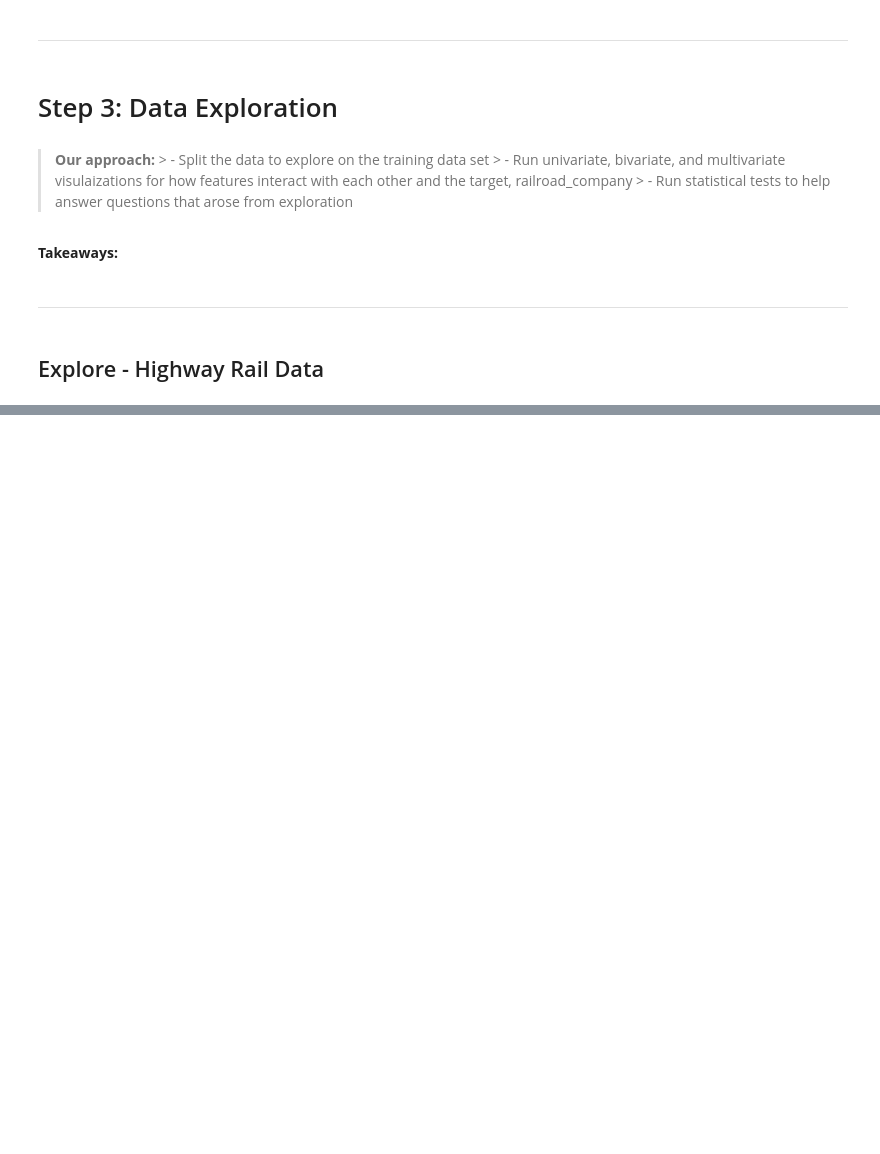
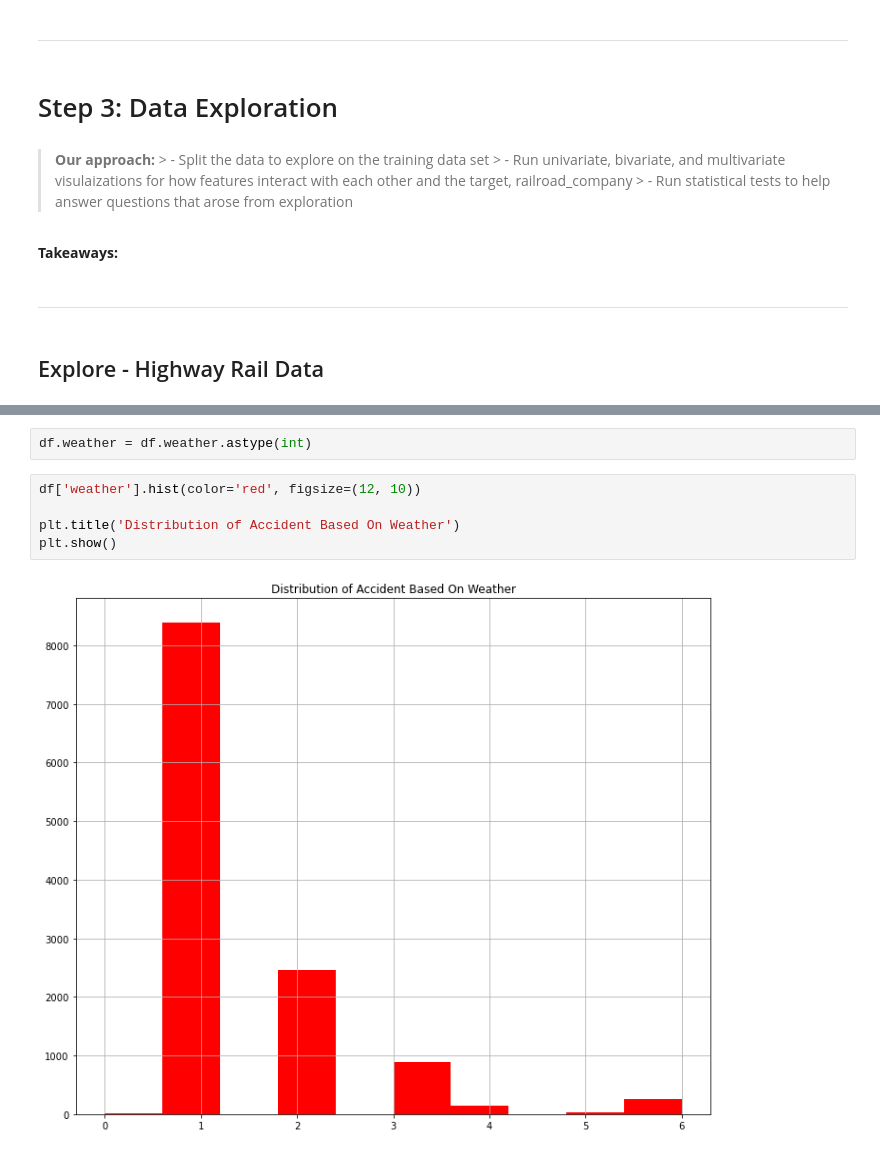
Before and after one commit to OTR-Capstone/Off_The_Rails, a Jupyter notebook: final_report_and_findings.ipynb, the cells around one changed output, grey strips where cells are left out. Drawn from its saved outputs; the diff is of its cells as text; blank space fills up the shorter version.

```diff
--- a/final_report_and_findings.ipynb
+++ b/final_report_and_findings.ipynb
@@ -1200,0 +1266,9 @@ hwy_df.shape
+# %%
+df.weather = df.weather.astype(int)
+# %%
+df['weather'].hist(color='red', figsize=(12, 10))
+
+plt.title('Distribution of Accident Based On Weather')
+plt.show()
+# %% [output]
+[figure, added]
```
Also changed, not shown: parts of 147 cells of this notebook.
